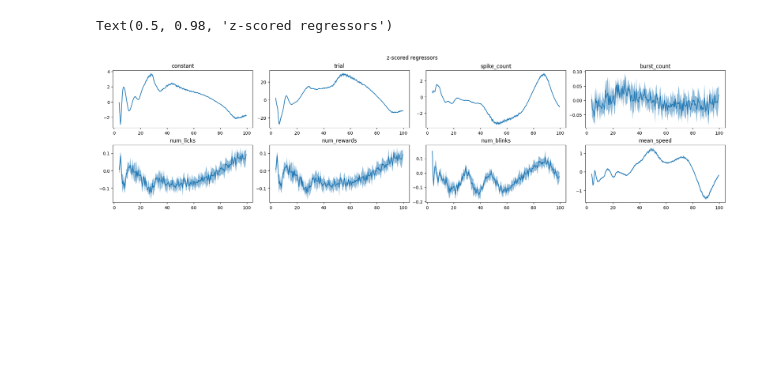
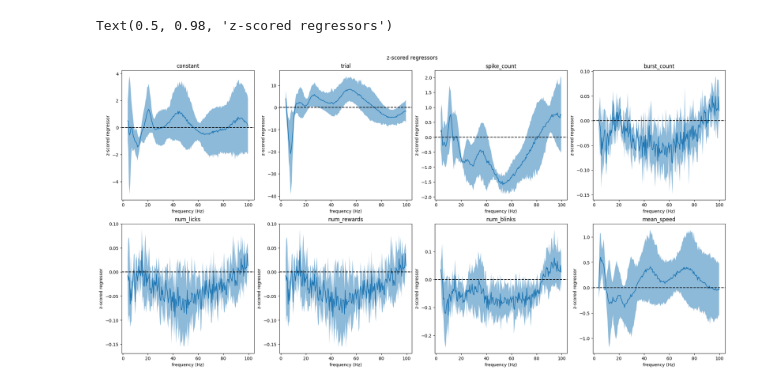
Before and after one commit to ntolley/aperiodic_shield, a Jupyter notebook: fit_models.ipynb, the cells around one changed output. Drawn from its saved outputs; the diff is of its cells as text; code cells hidden in the pictures; blank space fills up the shorter version.

```diff
--- a/fit_models.ipynb
+++ b/fit_models.ipynb
@@ -17,7 +17,7 @@ sys.path.append("code")
 import matplotlib.pyplot as plt
 # %%
 # convert flat_spectra from list to np array
-df = pd.read_pickle('all_features.pkl')
+df = pd.read_pickle('all_features_500ms.pkl')
 
 # df = pd.read_csv('all_features.csv')
 # for i,sf in enumerate(df['spectra_flat']):
@@ -154,0 +138,3 @@ array(['sub-607660', 'sub-615048', 'sub-626279', 'sub-633232',
+# %%
+send_region = session_df.loc[session_df['structure']=='LGd']
+X_df
@@ -157,6 +157,10 @@ zT_freq = np.zeros((len(subj_id),len(FREQS),8))
 T_coefs = np.zeros((len(subj_id),len(FREQS),8))
 for s, subj in enumerate(subj_id):
     session_df = df.loc[df['subject_id'] == subj, extract_var]
+
+    send_region = session_df.loc[session_df['structure']=='LGd']
+
+    receive_region = session_df.loc[session_df['structure']=='VISp']
 
     # design matrix
     X_df = send_region.loc[:,['trial', 'spike_count', 'burst_count',  'num_licks', 'num_rewards', 'num_blinks', 'mean_speed']]
@@ -174,7 +178,8 @@ for s, subj in enumerate(subj_id):
 
     x_inv = np.linalg.pinv(x)
 
-    Y_df = receive_region.loc[:, ['spectra_flat']]
+    Y_df = receive_region.loc[:, ['trial','spectra_flat']]
+    Y_df = Y_df.groupby('trial', as_index=False).mean()
     # concatenate spectra into 1 matrix
     spectra_trl = np.zeros((len(Y_df), len(FREQS)))
     for sp, spectrum in enumerate(Y_df.spectra_flat):
@@ -233,19 +238,22 @@ for s, subj in enumerate(subj_id):
 # %%
 reg_names = ['constant', 'trial', 'spike_count', 'burst_count',  'num_licks', 'num_rewards', 'num_blinks', 'mean_speed']
 
-fig, ax = plt.subplots(2,4,figsize=(20,5), constrained_layout=True)
+fig, ax = plt.subplots(2,4,figsize=(20,10), constrained_layout=True)
 
 ax = ax.ravel()
 
 for r in range(len(reg_names)):
     ax[r].plot(FREQS, zT_freq[:,:,r].mean(axis=0))
     ax[r].fill_between(FREQS, zT_freq[:,:,r].mean(axis=0)-zT_freq[:,:,r].std(axis=0), zT_freq[:,:,r].mean(axis=0)+zT_freq[:,:,r].std(axis=0), alpha=0.5)
     ax[r].set_title(reg_names[r])
+    ax[r].set_xlabel('frequency (Hz)')
+    ax[r].set_ylabel('z-scored regressor')
+    ax[r].axhline(y=0.0, linestyle='--', color='k')
 
 fig.suptitle('z-scored regressors')
 # %% [output]
 Text(0.5, 0.98, 'z-scored regressors')
-[figure, old version]
+[figure, new version]
 # %%
 reg_names = ['constant', 'trial', 'spike_count', 'burst_count',  'num_licks', 'num_rewards', 'num_blinks', 'mean_speed']
 
```
Also changed, not shown: parts of 6 cells of this notebook, 3 other files.
